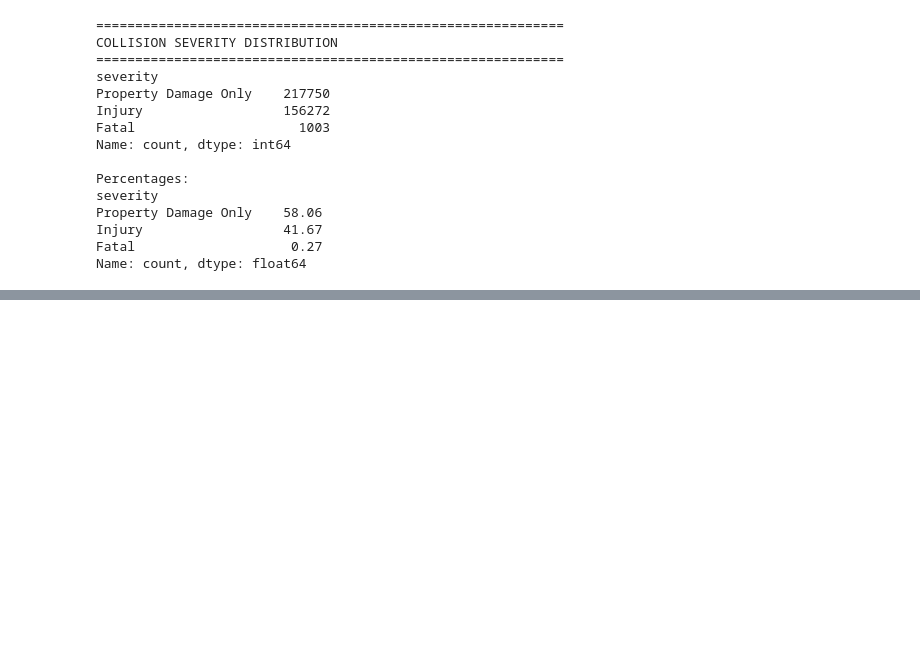
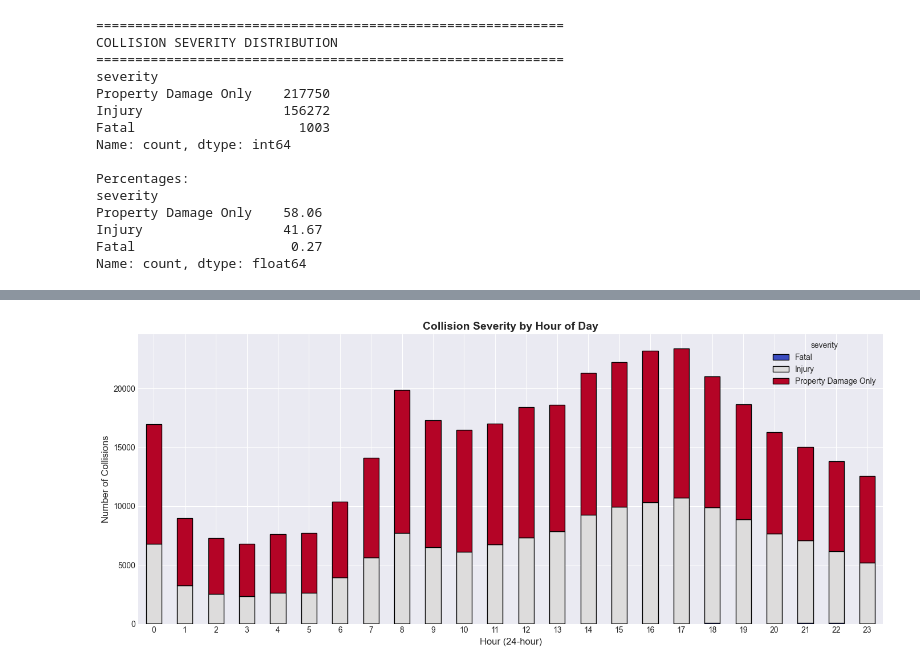
Before and after one commit to SU-IST707-SP26/group-project-crash-predictors, a Jupyter notebook: work/01_initial_eda.ipynb, the cells around one changed output, grey strips where cells are left out. Cells and saved outputs as stored; diff of their text form; code cells hidden in the pictures; blank space fills up the shorter version.

```diff
--- a/work/01_initial_eda.ipynb
+++ b/work/01_initial_eda.ipynb
@@ -486,0 +564,14 @@ Name: count, dtype: int64
+# %%
+#Cell 25: Collisions and type of them over different hours of the day
+severity_hour = pd.crosstab(df['hour'], df['severity']).sort_index()
+
+# Plot stacked bar chart
+severity_hour.plot(kind='bar', stacked=True, figsize=(14,6), colormap='coolwarm', edgecolor='black')
+plt.title('Collision Severity by Hour of Day', fontsize=14, fontweight='bold')
+plt.xlabel('Hour (24-hour)', fontsize=12)
+plt.ylabel('Number of Collisions', fontsize=12)
+plt.xticks(rotation=0)
+plt.tight_layout()
+plt.show()
+# %% [output]
+[figure, added]
```
Also changed, not shown: parts of 24 cells of this notebook.
